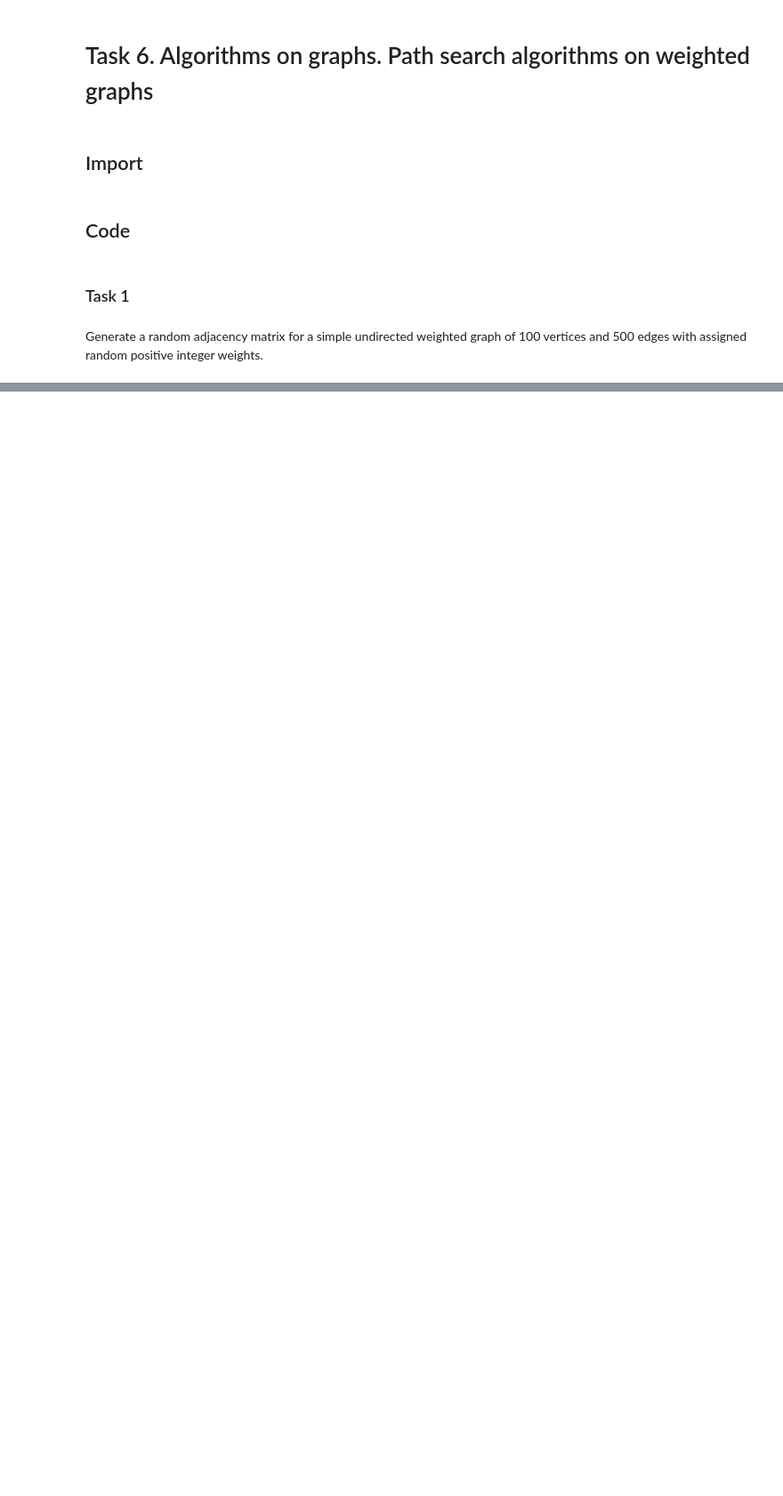
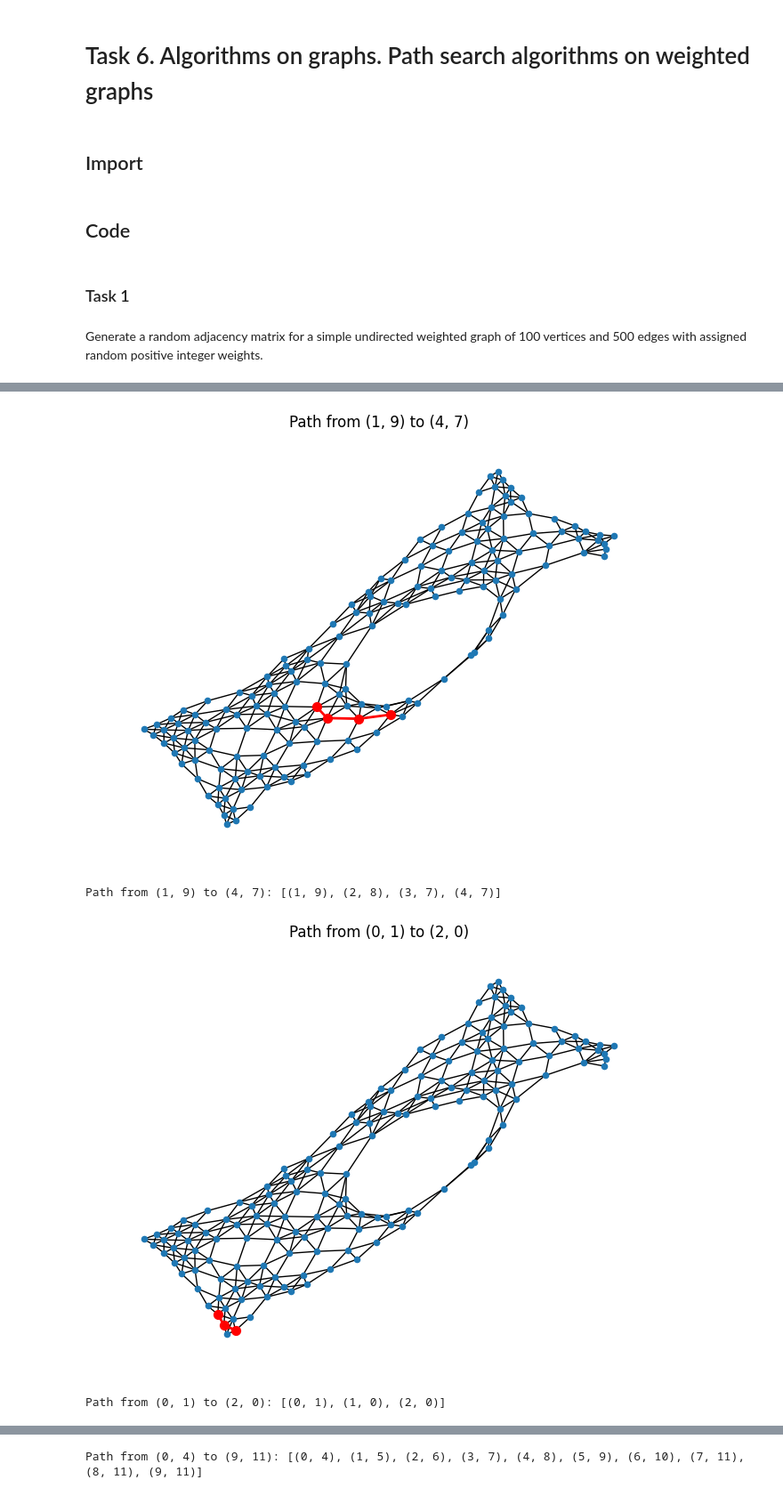
Before and after one commit to Swedist/study_itmo, a Jupyter notebook: algorithms/task_6.ipynb, the cells around one changed output, grey strips where cells are left out. Shown at 89% size. Saved outputs shown, nothing was run; the diff lists cells and outputs as text; code cells hidden in the pictures; blank space fills up the shorter version.

```diff
--- a/algorithms/task_6.ipynb
+++ b/algorithms/task_6.ipynb
@@ -86,0 +245,31 @@ sum(time_list) / 10
+# %%
+def heuristic(node, goal):
+    # Define a heuristic function (e.g., Manhattan distance)
+    return abs(node[0] - goal[0]) + abs(node[1] - goal[1])
+
+results = []
+for _ in range(5):
+    start, target = (np.random.randint(0, rows), np.random.randint(0, cols)), (np.random.randint(0, rows), np.random.randint(0, cols))
+    while start == target or start in obstacles or target in obstacles:
+        start = (np.random.randint(0, rows), np.random.randint(0, cols))
+        target = (np.random.randint(0, rows), np.random.randint(0, cols))
+
+    a_time = time.perf_counter()
+    path = nx.astar_path(graph, start, target, heuristic)
+    a_end_time = (time.perf_counter() - a_time) * 1000 # convert to miliseconds
+    results.append((len(path), a_end_time))
+
+    # Plotting the path
+    plt.figure()
+    nx.draw(graph, layout, node_size=20)
+    nx.draw_networkx_nodes(graph, layout, nodelist=path, node_color='r', node_size=50)
+    nx.draw_networkx_edges(graph, layout, edgelist=list(zip(path, path[1:])), edge_color='r', width=2)
+    plt.title(f"Path from {start} to {target}")
+    plt.show()
+
+    print(f"Path from {start} to {target}: {path}")
+# %% [output]
+[figure, added]
+Path from (1, 9) to (4, 7): [(1, 9), (2, 8), (3, 7), (4, 7)]
+[figure, added]
+Path from (0, 1) to (2, 0): [(0, 1), (1, 0), (2, 0)]
@@ -86,0 +277 @@ sum(time_list) / 10
+Path from (0, 4) to (9, 11): [(0, 4), (1, 5), (2, 6), (3, 7), (4, 8), (5, 9), (6, 10), (7, 11), (8, 11), (9, 11)]
```
Also changed, not shown: parts of 32 cells of this notebook.
